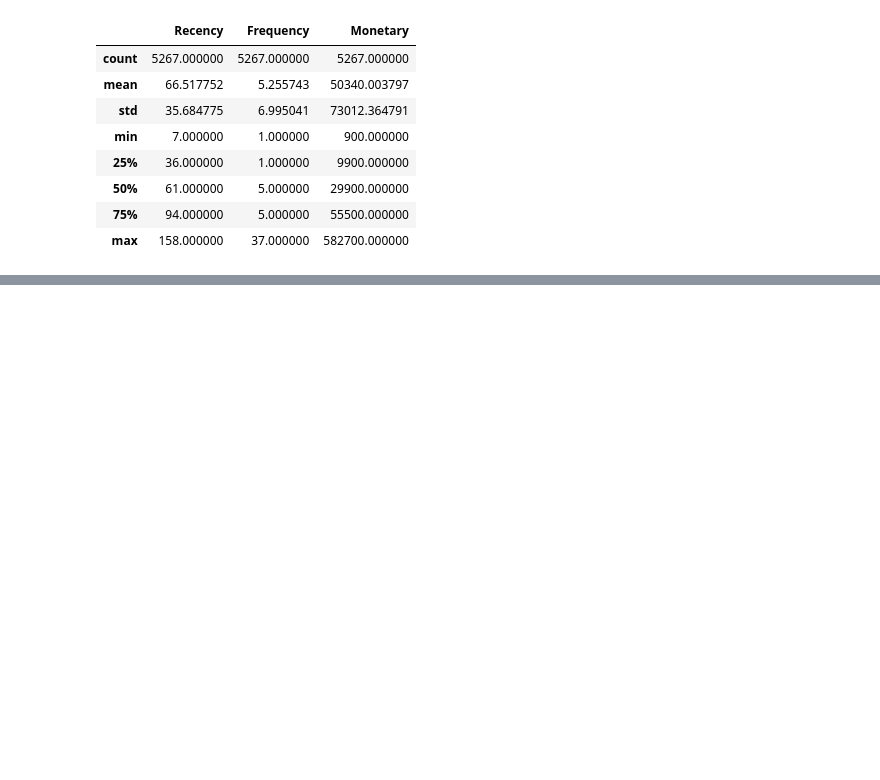
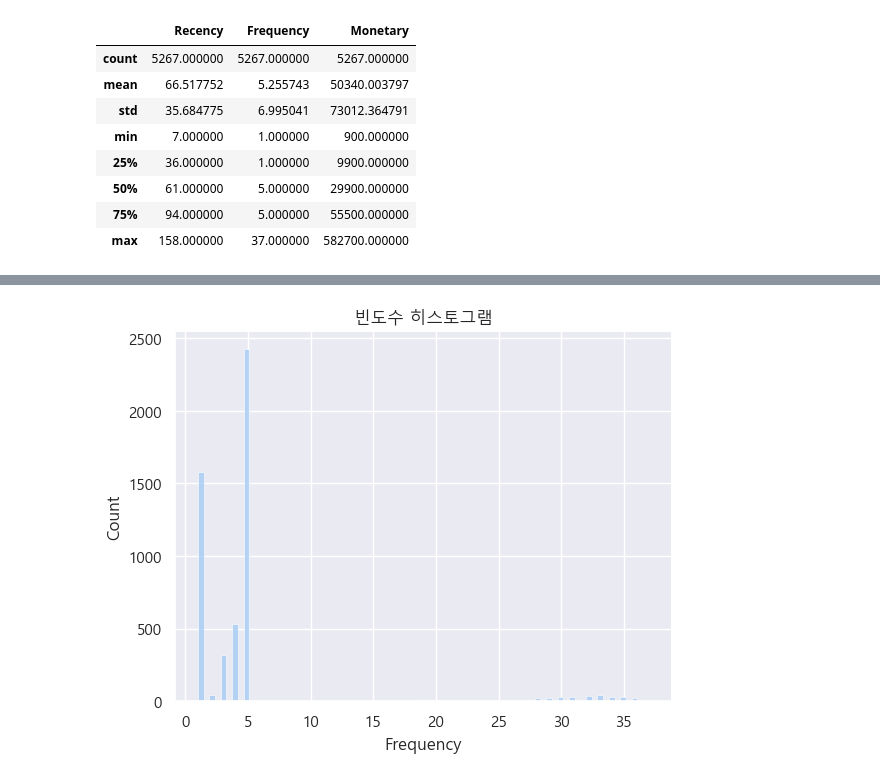
Before and after one commit to leejaesang6098/aiffel_study, a Jupyter notebook: 0823_node/RFM(빈도분석).ipynb, the cells around one changed output, grey strips where cells are left out. Cells and saved outputs as stored; diff of their text form; code cells hidden in the pictures; blank space fills up the shorter version.

```diff
--- a/0823_node/RFM(빈도분석).ipynb
+++ b/0823_node/RFM(빈도분석).ipynb
@@ -167,0 +188,3 @@ RFM_data.describe()
+# %%
+temp_var = RFM_data.sort_values(by="Frequency", ascending=False)
+temp_var.head()
@@ -167,0 +199,6 @@ RFM_data.describe()
+# %%
+sns.histplot(data = temp_var,x = "Frequency")
+plt.title("빈도수 히스토그램")
+plt.show()
+# %% [output]
+[figure, added]
```
Also changed, not shown: parts of 9 cells of this notebook.
